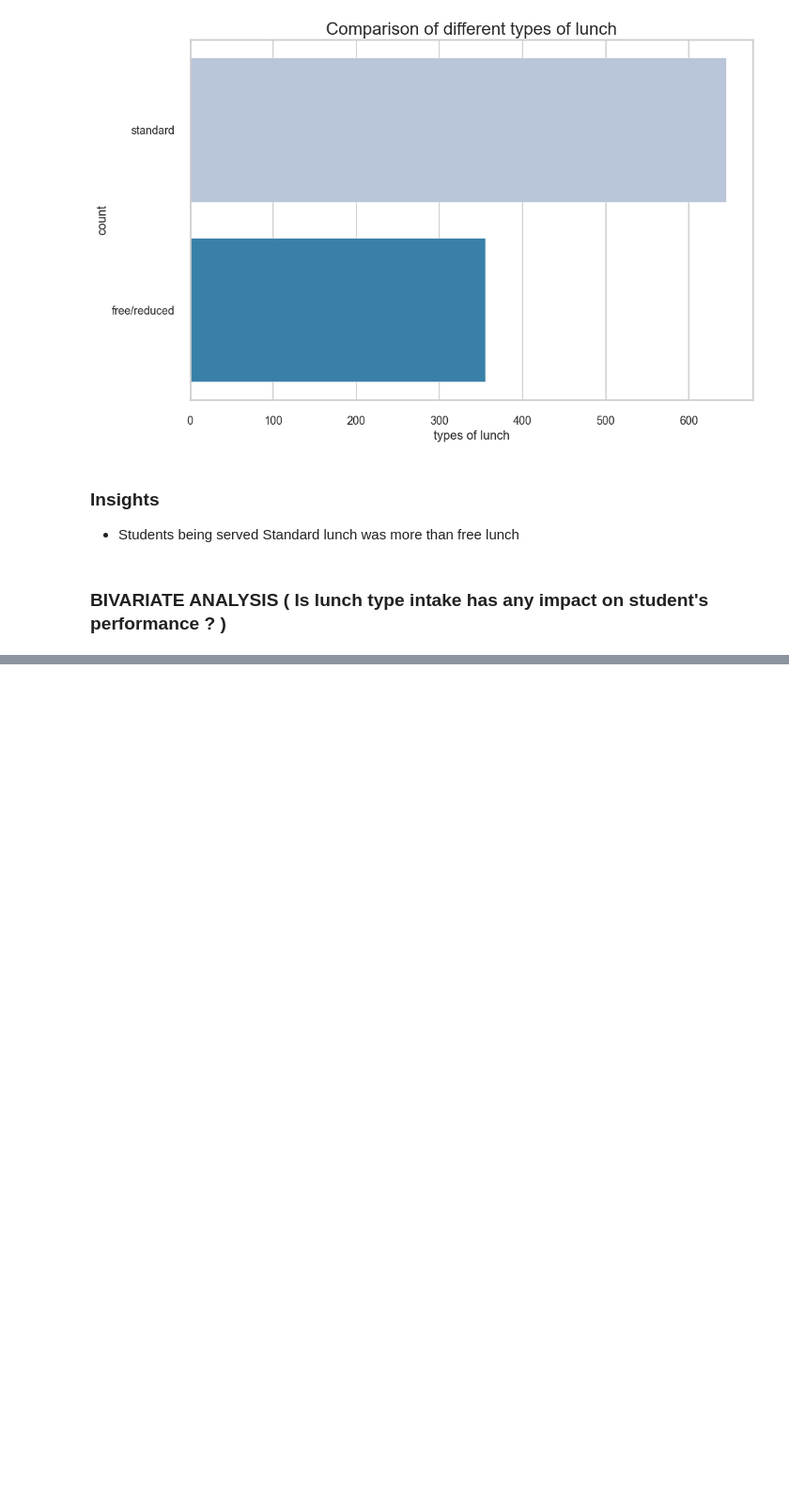
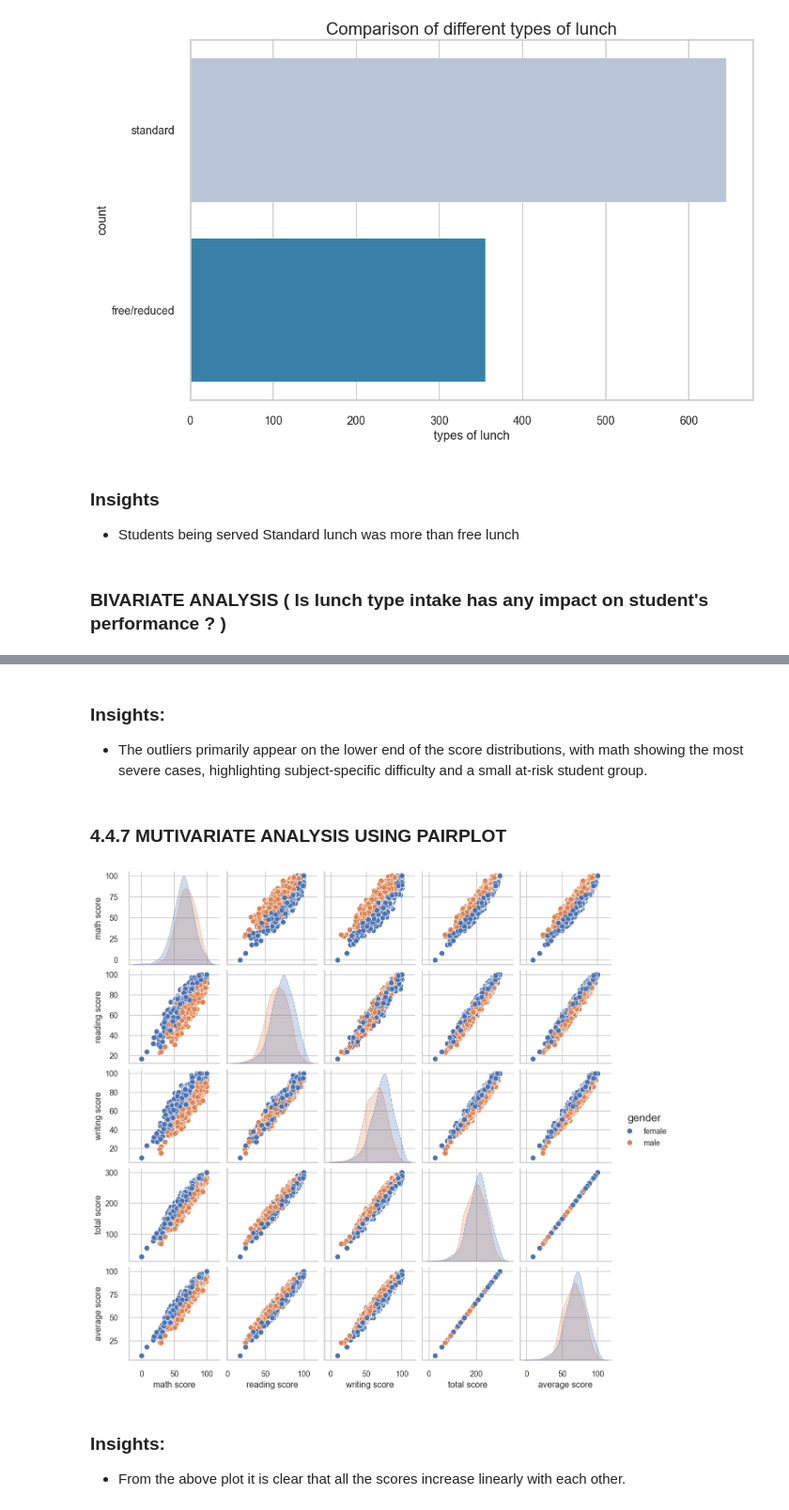
Before and after one commit to MNish48/MLProjects, a Jupyter notebook: notebook/EDA STUDENT PERFORMANCE.ipynb, the cells around one changed output, grey strips where cells are left out. Shown at 94% size. Drawn from its saved outputs; the diff is of its cells as text; code cells hidden in the pictures; blank space fills up the shorter version.

```diff
--- a/notebook/EDA STUDENT PERFORMANCE.ipynb
+++ b/notebook/EDA STUDENT PERFORMANCE.ipynb
@@ -585,0 +640,13 @@ plt.show()
+# %% [markdown]
+### Insights:
+-   The outliers primarily appear on the lower end of the score distributions, with math showing the most severe cases, highlighting subject-specific difficulty and a small at-risk student group.
+# %% [markdown]
+### 4.4.7 MUTIVARIATE ANALYSIS USING PAIRPLOT
+# %%
+sns.pairplot(df,hue = 'gender')
+plt.show()
+# %% [output]
+[figure, added]
+# %% [markdown]
+### Insights:
+-   From the above plot it is clear that all the scores increase linearly with each other.
```
Also changed, not shown: parts of 9 cells of this notebook.
